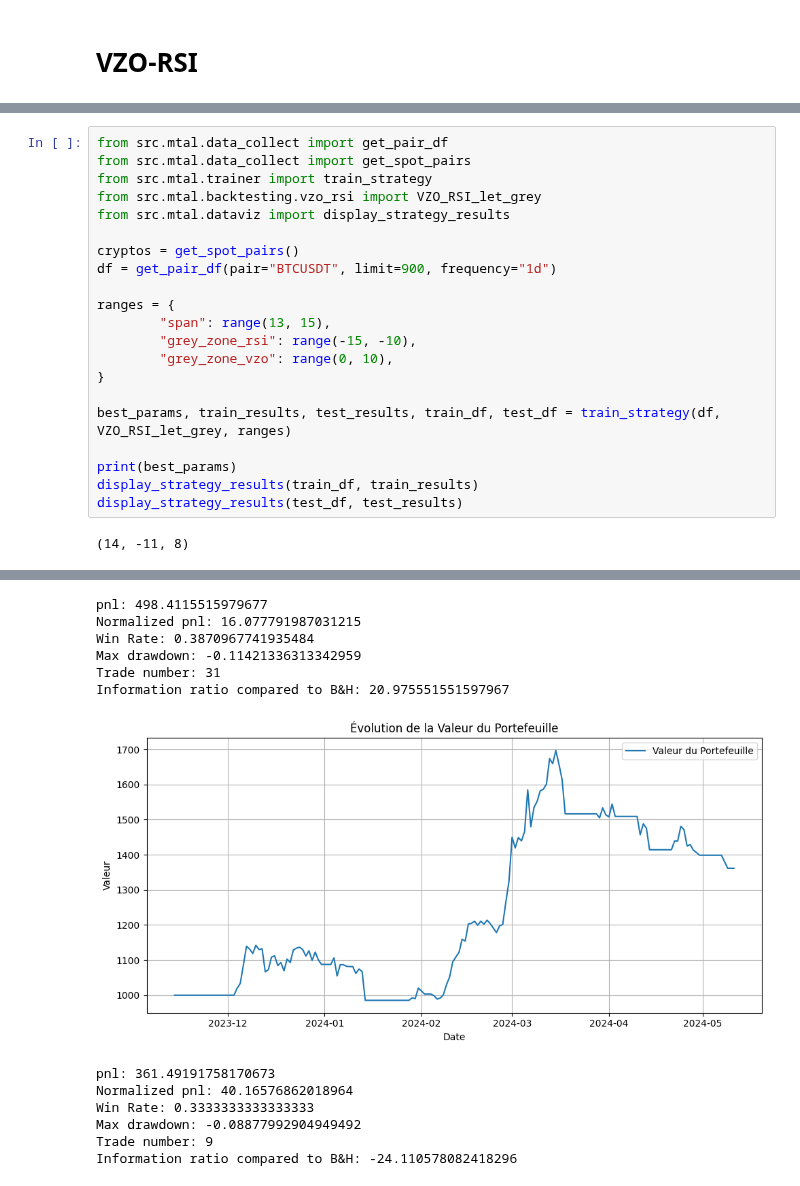
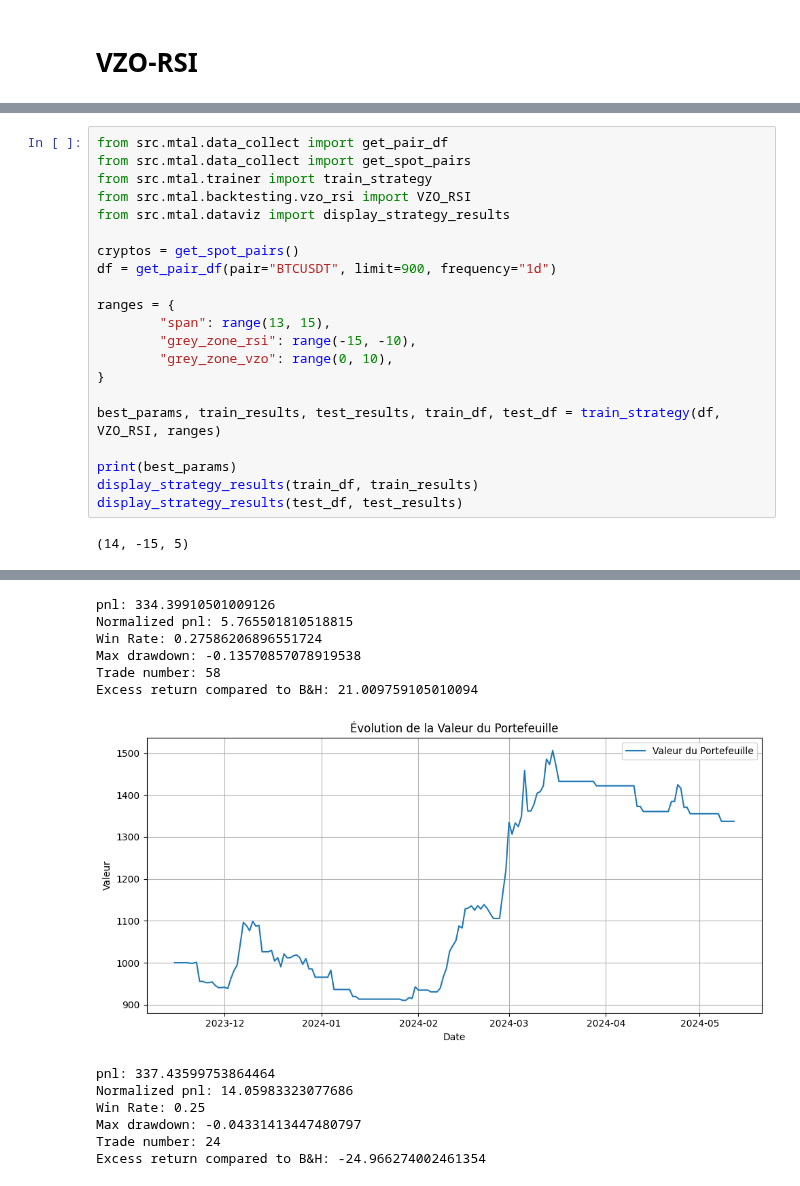
Before and after one commit to Romathonat/MTAL, a Jupyter notebook: notebooks/backtest.ipynb, the cells around one changed output, grey strips where cells are left out. Saved outputs shown, nothing was run; the diff lists cells and outputs as text.

```diff
--- a/notebooks/backtest.ipynb
+++ b/notebooks/backtest.ipynb
@@ -275,7 +113,7 @@ BacktestResults(pnl=533.3116251098211, normalized_pnl=6.201297966393269, pnl_per
 from src.mtal.data_collect import get_pair_df
 from src.mtal.data_collect import get_spot_pairs
 from src.mtal.trainer import train_strategy
-from src.mtal.backtesting.vzo_rsi import VZO_RSI_let_grey
+from src.mtal.backtesting.vzo_rsi import VZO_RSI
 from src.mtal.dataviz import display_strategy_results
 
 cryptos = get_spot_pairs()
@@ -287,10 +125,10 @@ ranges = {
         "grey_zone_vzo": range(0, 10),
 }
 
-best_params, train_results, test_results, train_df, test_df = train_strategy(df, VZO_RSI_let_grey, ranges)
+best_params, train_results, test_results, train_df, test_df = train_strategy(df, VZO_RSI, ranges)
 
 print(best_params)
 display_strategy_results(train_df, train_results)
 display_strategy_results(test_df, test_results)
 # %% [output]
-(14, -11, 8)
+(14, -15, 5)
@@ -298,13 +136,13 @@ display_strategy_results(test_df, test_results)
-pnl: 498.4115515979677
-Normalized pnl: 16.077791987031215
-Win Rate: 0.3870967741935484
-Max drawdown: -0.11421336313342959
-Trade number: 31
-Information ratio compared to B&H: 20.975551551597967
+pnl: 334.39910501009126
+Normalized pnl: 5.765501810518815
+Win Rate: 0.27586206896551724
+Max drawdown: -0.13570857078919538
+Trade number: 58
+Excess return compared to B&H: 21.009759105010094
-[figure, old version]
+[figure, new version]
-pnl: 361.49191758170673
-Normalized pnl: 40.16576862018964
-Win Rate: 0.3333333333333333
-Max drawdown: -0.08877992904949492
-Trade number: 9
-Information ratio compared to B&H: -24.110578082418296
+pnl: 337.43599753864464
+Normalized pnl: 14.05983323077686
+Win Rate: 0.25
+Max drawdown: -0.04331413447480797
+Trade number: 24
+Excess return compared to B&H: -24.966274002461354
```
Also changed, not shown: parts of 26 cells of this notebook, 3 other files.
